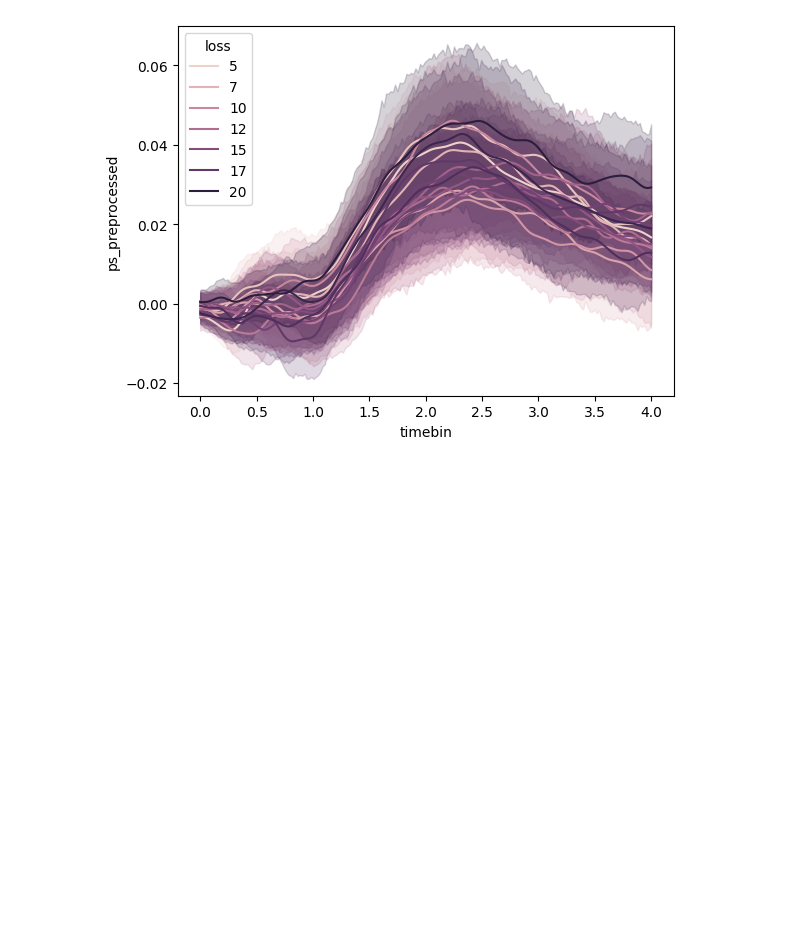
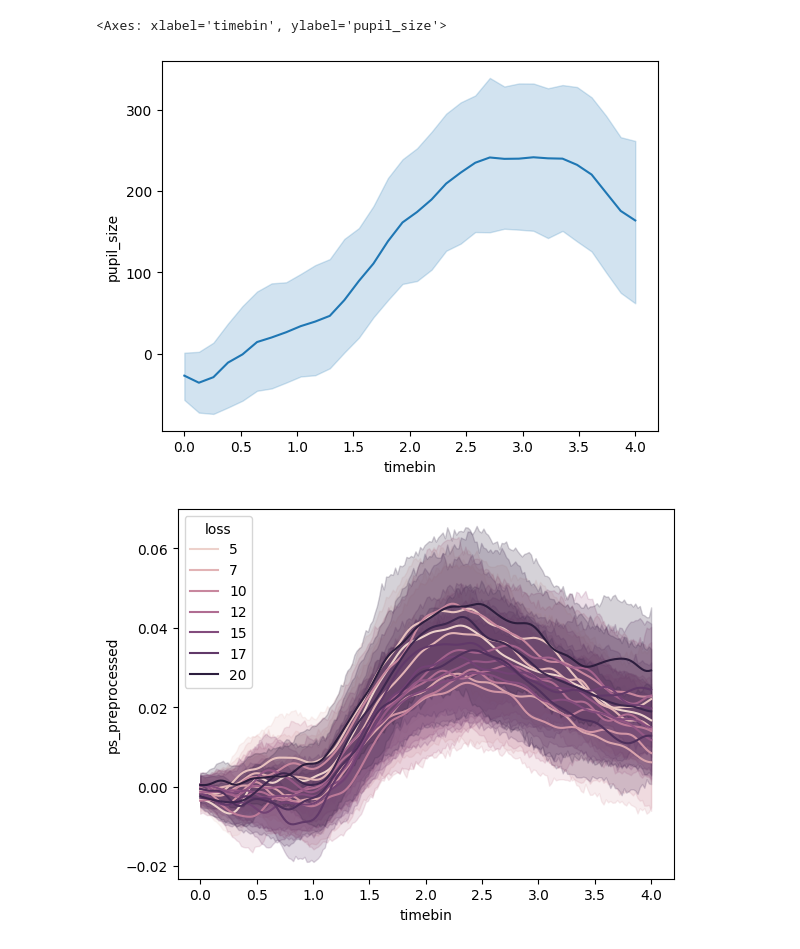
Before and after one commit to GusStgoReyes/riskyneuroarousal, a Jupyter notebook: notebooks/exploratory/3-pupil_start.ipynb, the cells around one changed output. Drawn from its saved outputs; the diff is of its cells as text; code cells hidden in the pictures; blank space fills up the shorter version.

```diff
--- a/notebooks/exploratory/3-pupil_start.ipynb
+++ b/notebooks/exploratory/3-pupil_start.ipynb
@@ -17,3 +20,7 @@ for file in os.listdir(dir):
         pupil_data.append(csv)
 
 pupil_data = pd.concat(pupil_data)
+# %%
+pupil_data = pupil_data.query("blink < 0.5")
+# %%
+pupil_data["pupil_size"] = pupil_data["ps_preprocessed"] - pupil_data["baseline"]
@@ -20,3 +29,8 @@ pupil_data = pd.concat(pupil_data)
+# %%
+sns.lineplot(data=pupil_data, x="timebin", y="pupil_size")
+# %% [output]
+<Axes: xlabel='timebin', ylabel='pupil_size'>
+[figure, added]
 # %%
 pupil_data.to_csv("pupil_data.csv", index=False)
 # %%
```
Also changed, not shown: parts of 2 cells of this notebook, 36 other files.
